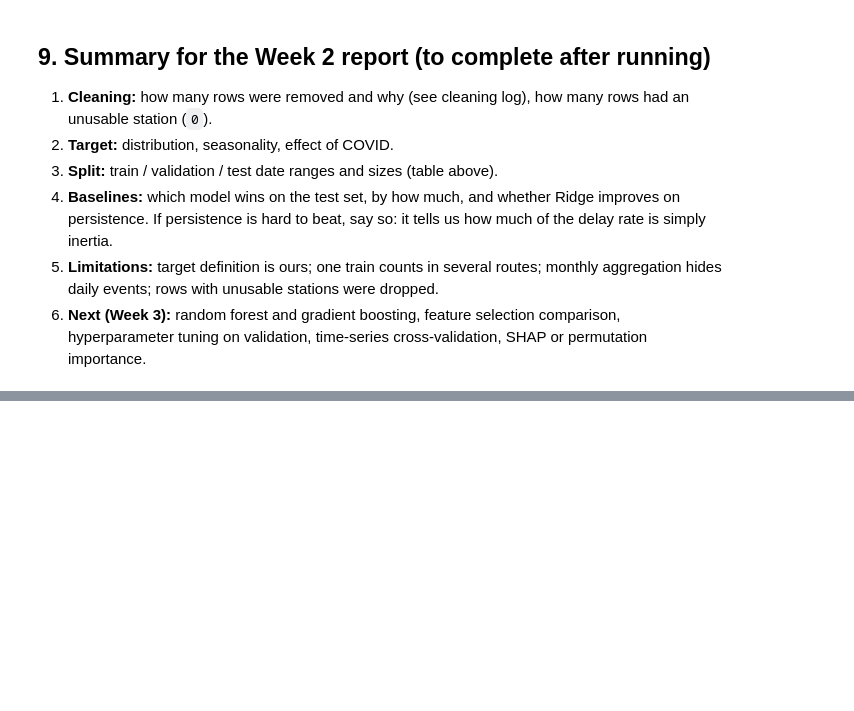
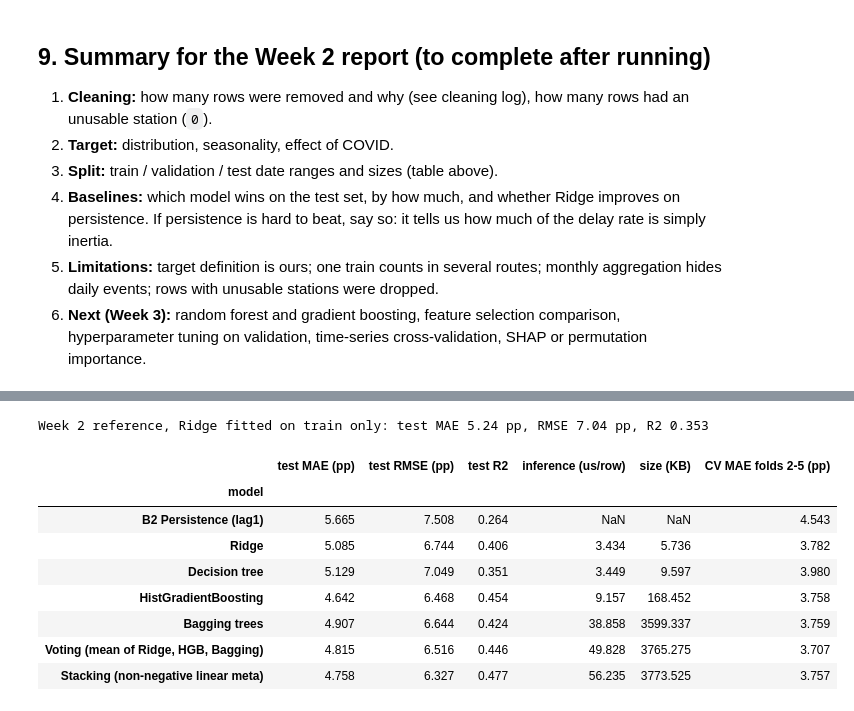
Before and after one commit to oryssatalatala-cell/ml-sncf-delays, a Jupyter notebook: notebooks/02_week2_data_prep_baseline.ipynb, the cells around one changed output, grey strips where cells are left out. Cells and saved outputs as stored; diff of their text form; code cells hidden in the pictures; blank space fills up the shorter version.

```diff
--- a/notebooks/02_week2_data_prep_baseline.ipynb
+++ b/notebooks/02_week2_data_prep_baseline.ipynb
@@ -586,0 +824,53 @@ Saved: ['baseline_results_regression.csv', 'cleaning_log.csv', 'tgv_liaisons_cle
+# %%
+# Refit every model on train + validation, then predict the untouched test set once.
+fitted = {n: clone(best[n]).fit(X_dev, y_dev) for n in ["Ridge", "Decision tree", "HistGradientBoosting", "Bagging trees"]}
+voting_fit = clone(voting).fit(X_dev, y_dev)
+
+def predict_stack(X):
+    return np.clip(meta_all.predict(np.column_stack([np.clip(fitted[b].predict(X), 0, 1) for b in BASES])), 0, 1)
+
+PRED = {
+    "B2 Persistence (lag1)": lambda X: pred_b2(test),
+    "Ridge": lambda X: np.clip(fitted["Ridge"].predict(X), 0, 1),
+    "Decision tree": lambda X: np.clip(fitted["Decision tree"].predict(X), 0, 1),
+    "HistGradientBoosting": lambda X: np.clip(fitted["HistGradientBoosting"].predict(X), 0, 1),
+    "Bagging trees": lambda X: np.clip(fitted["Bagging trees"].predict(X), 0, 1),
+    "Voting (mean of Ridge, HGB, Bagging)": lambda X: np.clip(voting_fit.predict(X), 0, 1),
+    "Stacking (non-negative linear meta)": predict_stack,
+}
+OBJECTS = {"Ridge": ["Ridge"], "Decision tree": ["Decision tree"], "HistGradientBoosting": ["HistGradientBoosting"],
+           "Bagging trees": ["Bagging trees"], "Voting (mean of Ridge, HGB, Bagging)": ["voting"],
+           "Stacking (non-negative linear meta)": BASES}
+def obj(k): return voting_fit if k == "voting" else fitted[k]
+
+def time_predict(fn, X, reps=5):
+    ts = []
+    for _ in range(reps):
+        t0 = time.perf_counter(); fn(X); ts.append(time.perf_counter() - t0)
+    return np.median(ts) / len(X) * 1e6
+
+X_test, y_test = test[FEATURES], test[TARGET].to_numpy()
+rows, abs_err = [], {}
+for n, fn in PRED.items():
+    p = fn(X_test)
+    abs_err[n] = np.abs(y_test - p)
+    m = metrics(y_test, p)
+    rows.append({"model": n, "test MAE (pp)": m["MAE"] * 100, "test RMSE (pp)": m["RMSE"] * 100, "test R2": m["R2"],
+                 "inference (us/row)": time_predict(fn, X_test) if n in OBJECTS else np.nan,
+                 "size (KB)": sum(len(pickle.dumps(obj(k))) for k in OBJECTS[n]) / 1024 if n in OBJECTS else np.nan})
+test_tab = pd.DataFrame(rows).set_index("model")
+test_tab = test_tab.join(cv_summary[["MAE folds 2-5 (pp)"]].rename(columns={"MAE folds 2-5 (pp)": "CV MAE folds 2-5 (pp)"}))
+b4 = res.query("model == 'B4 Ridge regression' and split == 'test'").iloc[0]
+print(f"Week 2 reference, Ridge fitted on train only: test MAE {b4['MAE']*100:.2f} pp, RMSE {b4['RMSE']*100:.2f} pp, R2 {b4['R2']:.3f}")
+test_tab.round(3)
+# %% [output]
+Week 2 reference, Ridge fitted on train only: test MAE 5.24 pp, RMSE 7.04 pp, R2 0.353
+|  | test MAE (pp) | test RMSE (pp) | test R2 | inference (us/row) | size (KB) | CV MAE folds 2-5 (pp) |
+| model |  |  |  |  |  |  |
+| B2 Persistence (lag1) | 5.665 | 7.508 | 0.264 | NaN | NaN | 4.543 |
+| Ridge | 5.085 | 6.744 | 0.406 | 3.434 | 5.736 | 3.782 |
+| Decision tree | 5.129 | 7.049 | 0.351 | 3.449 | 9.597 | 3.980 |
+| HistGradientBoosting | 4.642 | 6.468 | 0.454 | 9.157 | 168.452 | 3.758 |
+| Bagging trees | 4.907 | 6.644 | 0.424 | 38.858 | 3599.337 | 3.759 |
+| Voting (mean of Ridge, HGB, Bagging) | 4.815 | 6.516 | 0.446 | 49.828 | 3765.275 | 3.707 |
+| Stacking (non-negative linear meta) | 4.758 | 6.327 | 0.477 | 56.235 | 3773.525 | 3.757 |
```
Also changed, not shown: parts of 23 cells of this notebook, 3 other files.
